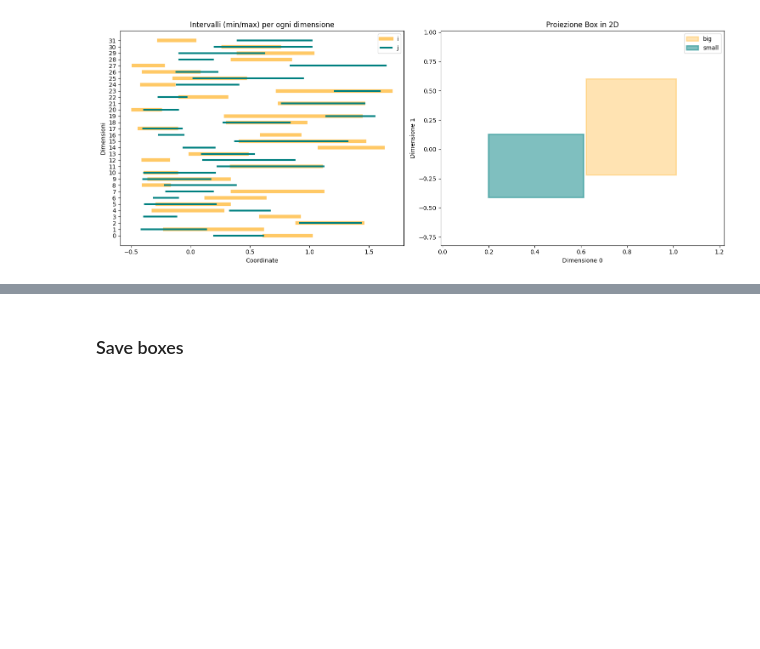
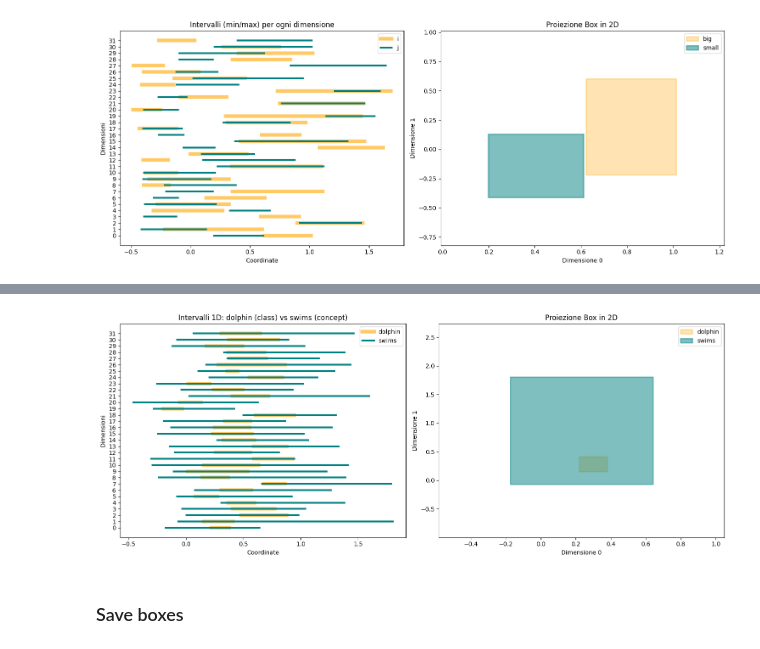
Before and after one commit to stefano-gamba/BoxEmbeddingCBM, a Jupyter notebook: notebooks/awa2/box_training.ipynb, the cells around one changed output, grey strips where cells are left out. Cells and saved outputs as stored; diff of their text form; code cells hidden in the pictures; blank space fills up the shorter version.

```diff
--- a/notebooks/awa2/box_training.ipynb
+++ b/notebooks/awa2/box_training.ipynb
@@ -115,3 +128,7 @@ visualize_concept_hierarchy(box_model, id2concept, concept2id, "big", "small")
+# %%
+visualize_box_pair(box_model_joint, name_i="dolphin", name_j="swims", type_i="class", type_j="concept", dict2id_i=class2id, dict2id_j=concept2id)
+# %% [output]
+[figure, added]
 # %% [markdown]
 ### Save boxes
 # %%
```
Also changed, not shown: parts of 5 cells of this notebook, 1 other file.
